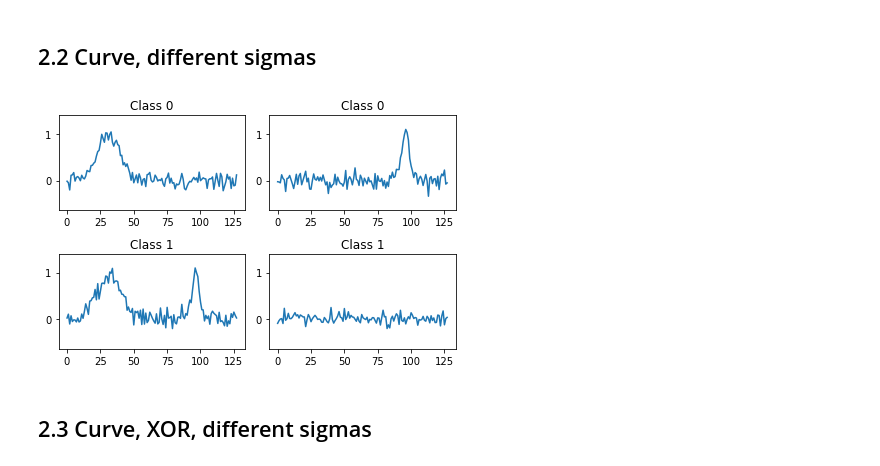
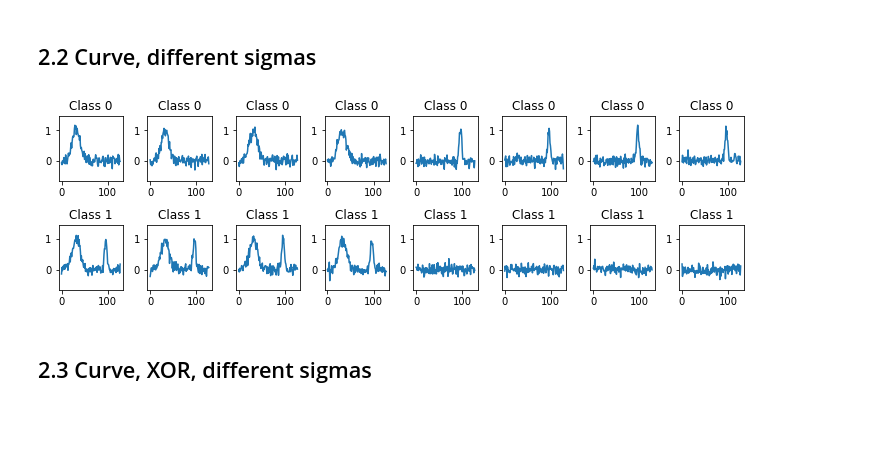
Before and after one commit to RuslanKhalitov/SparseFactorization, a Jupyter notebook: synthetic data generation/two_class_generation_demo.ipynb, the cells around one changed output. Saved outputs shown, nothing was run; the diff lists cells and outputs as text; code cells hidden in the pictures; blank space fills up the shorter version.

```diff
--- a/synthetic data generation/two_class_generation_demo.ipynb
+++ b/synthetic data generation/two_class_generation_demo.ipynb
@@ -56,11 +70,11 @@ plot(data, '-')
 # %% [markdown]
 ## 2.2 Curve, different sigmas
 # %%
-data, class_labels = generate_two_class_data(4, 128, binary=False, same_sigma=False, xor=True)
+data, class_labels = generate_two_class_data(16, 128, binary=False, same_sigma=False, xor=True)
-# %%
-plot(data, '-')
-# %% [output]
-[figure, removed]
+# %%
+plot_more(data, class_labels, '-')
+# %% [output]
+[figure, added]
 # %% [markdown]
 ## 2.3 Curve, XOR, different sigmas
 # %%
```
Also changed, not shown: parts of 9 cells of this notebook, 1 other file.
